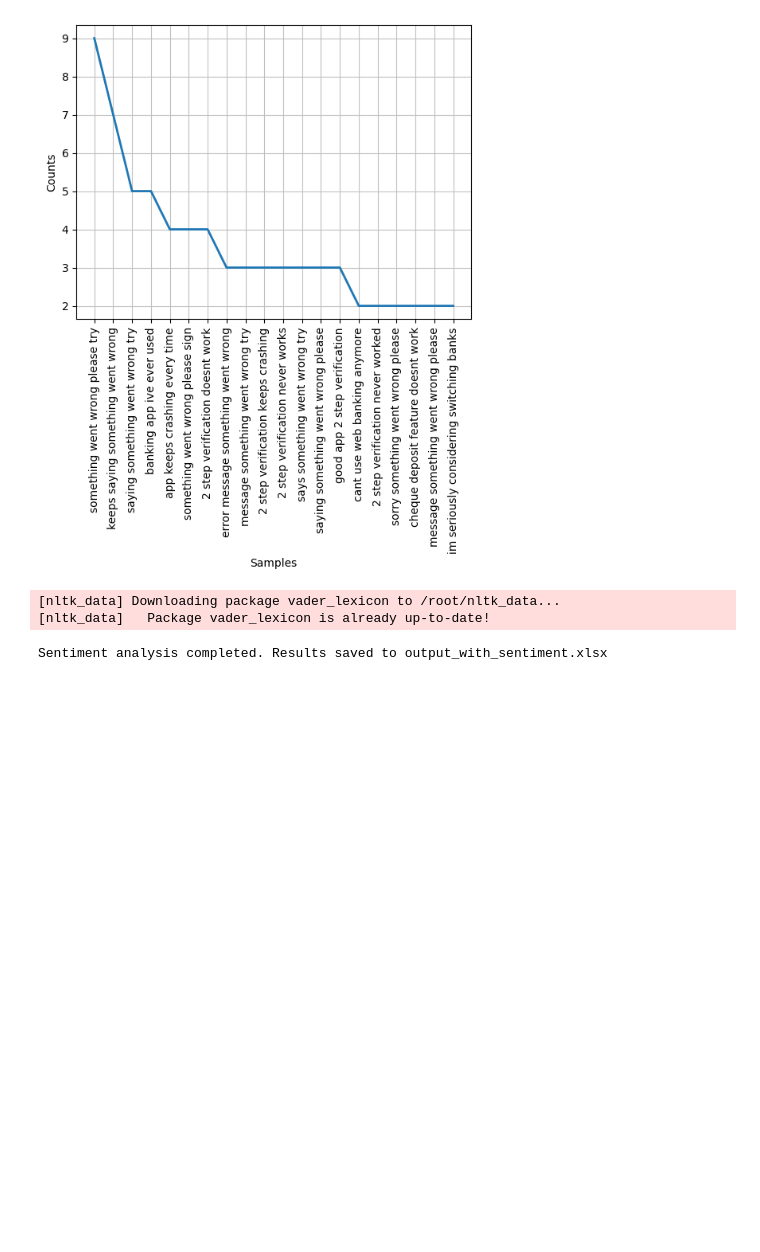
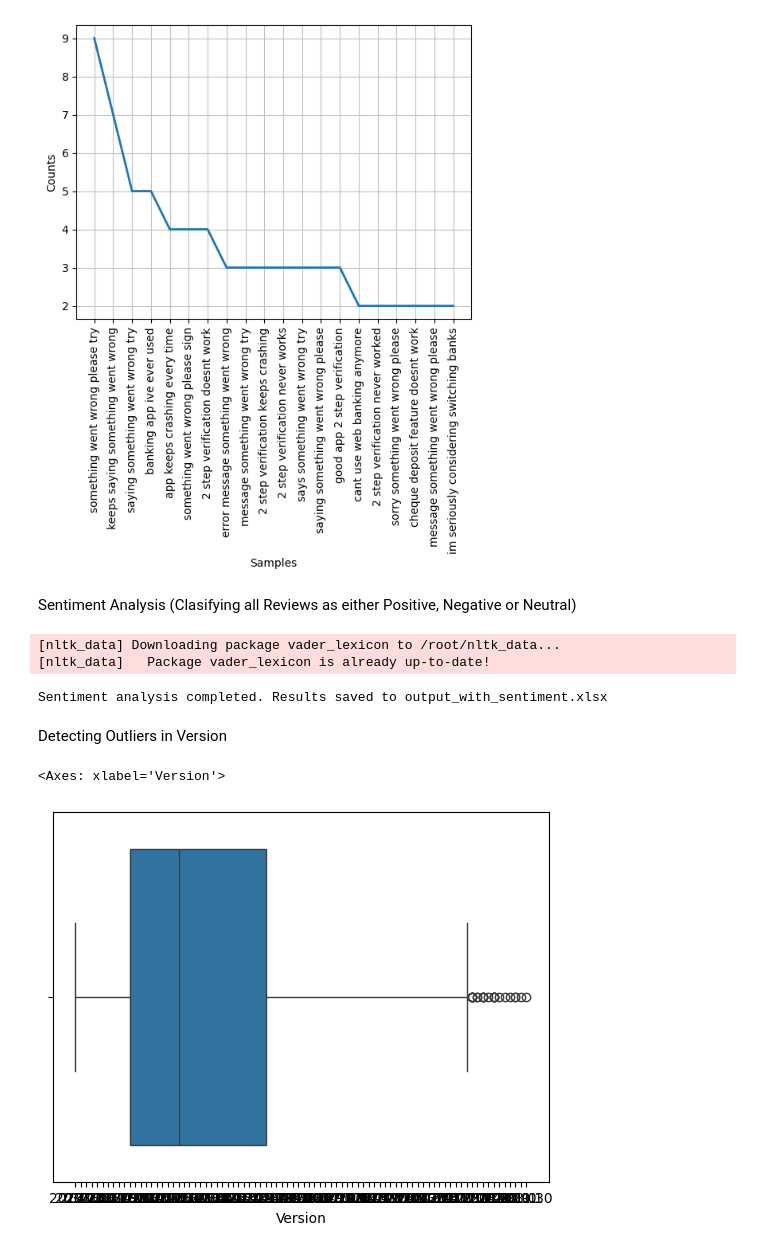
Before and after one commit to Jewels2001/ScotiabankDSD, a Jupyter notebook: Argho_Das_EDA_DSSD_Hackathon.ipynb, the cells around one changed output. Cells and saved outputs as stored; diff of their text form; code cells hidden in the pictures; blank space fills up the shorter version.

```diff
--- a/Argho_Das_EDA_DSSD_Hackathon.ipynb
+++ b/Argho_Das_EDA_DSSD_Hackathon.ipynb
@@ -296,6 +550,8 @@ plt.show()
 [nltk_data] Downloading package stopwords to /root/nltk_data...
 [nltk_data]   Package stopwords is already up-to-date!
 [figure]
+# %% [markdown]
+Sentiment Analysis (Clasifying all Reviews as either Positive, Negative or Neutral)
 # %%
 import nltk
 from nltk.sentiment import SentimentIntensityAnalyzer
@@ -329,3 +585,10 @@ print(f'Sentiment analysis completed. Results saved to {output_file_path}')
 [nltk_data] Downloading package vader_lexicon to /root/nltk_data...
 [nltk_data]   Package vader_lexicon is already up-to-date!
 Sentiment analysis completed. Results saved to output_with_sentiment.xlsx
+# %% [markdown]
+Detecting Outliers in Version
+# %%
+sns.boxplot(x=df['Version'])
+# %% [output]
+<Axes: xlabel='Version'>
+[figure, added]
```
Also changed, not shown: parts of 32 cells of this notebook.
